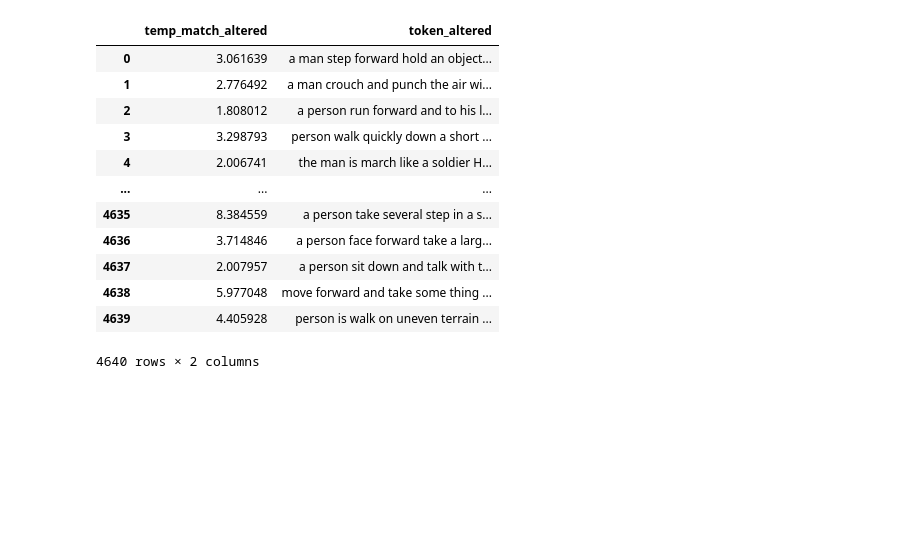
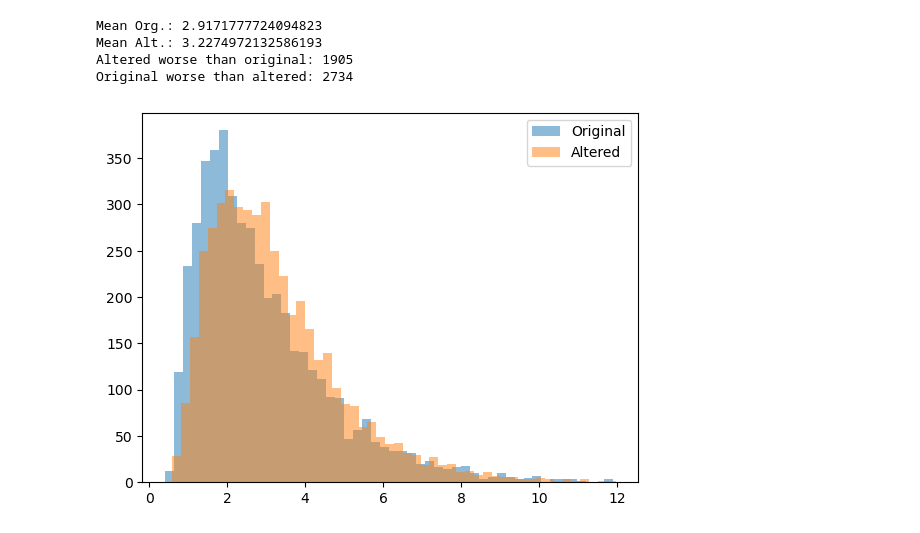
Before and after one commit to mkiefferus/DigitalHumans, a Jupyter notebook: result_analysis/analysis.ipynb, the cells around one changed output. Saved outputs shown, nothing was run; the diff lists cells and outputs as text; code cells hidden in the pictures; blank space fills up the shorter version.

Commit message:
more analysis
now with correct data

```diff
--- a/result_analysis/analysis.ipynb
+++ b/result_analysis/analysis.ipynb
@@ -59,16 +71,0 @@ fused[['token_original', 'token_altered']]
-# %%
-altered
-# %% [output]
-|  | temp_match_altered | token_altered |
-| 0 | 3.061639 | a man step forward hold an object... |
-| 1 | 2.776492 | a man crouch and punch the air wi... |
-| 2 | 1.808012 | a person run forward and to his l... |
-| 3 | 3.298793 | person walk quickly down a short ... |
-| 4 | 2.006741 | the man is march like a soldier H... |
-| ... | ... | ... |
-| 4635 | 8.384559 | a person take several step in a s... |
-| 4636 | 3.714846 | a person face forward take a larg... |
-| 4637 | 2.007957 | a person sit down and talk with t... |
-| 4638 | 5.977048 | move forward and take some thing ... |
-| 4639 | 4.405928 | person is walk on uneven terrain ... |
-4640 rows × 2 columns
@@ -119 +72,31 @@ altered
+# %%
+# --- Analysis ---
+fused = pd.read_csv('fused.csv')
+
+# Replace NaN values with empty string
+fused = fused.fillna('')
+
+print(f"Mean Org.: {fused['temp_match_original'].mean()}")
+print(f"Mean Alt.: {fused['temp_match_altered'].mean()}")
+
+improvements = fused[fused['temp_match_altered'] < fused['temp_match_original']]
+degradations = fused[fused['temp_match_altered'] > fused['temp_match_original']]
+
+# Figure out how many times the altered temp_match is higher than the original and vice-versa
+print(f"Altered worse than original: {len(improvements)}")
+print(f"Original worse than altered: {len(degradations)}")
+
+# Create histogram of temp_match_original and temp_match_altered
+import matplotlib.pyplot as plt
+
+plt.hist(fused['temp_match_original'], bins=50, alpha=0.5, label='Original')
+plt.hist(fused['temp_match_altered'], bins=50, alpha=0.5, label='Altered')
+plt.legend(loc='upper right')
+plt.show()
+# %% [output]
+Mean Org.: 2.9171777724094823
+Mean Alt.: 3.2274972132586193
+Altered worse than original: 1905
+Original worse than altered: 2734
+[figure, added]
 # %%
```
Also changed, not shown: parts of 9 cells of this notebook, 3 other files.
